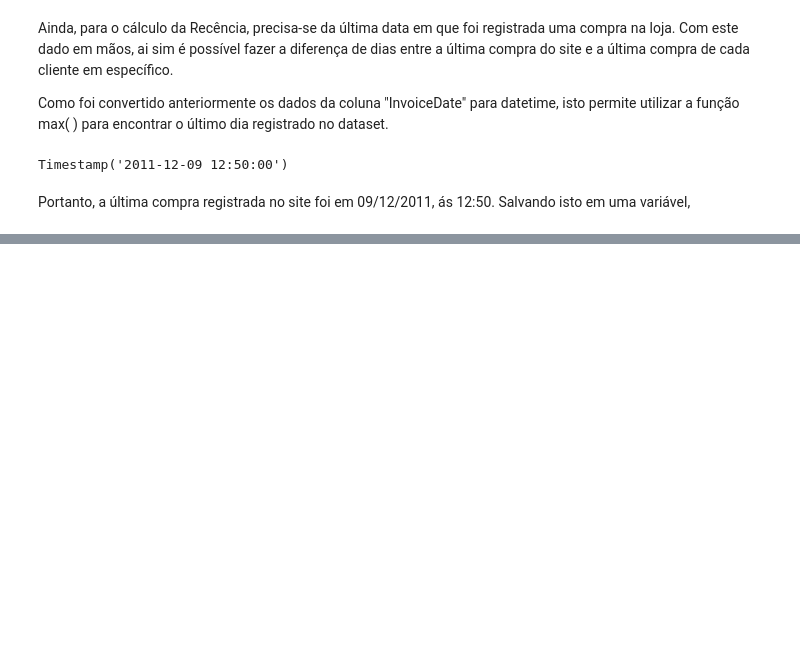
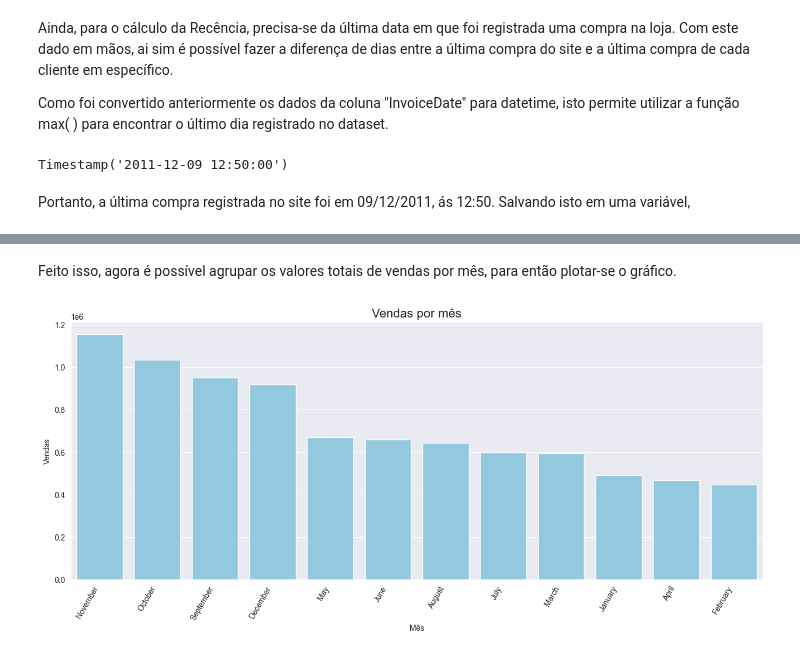
Before and after one commit to rfprates/analise_rfm_de_clientes, a Jupyter notebook: case_analise_rfm.ipynb, the cells around one changed output, grey strips where cells are left out. Cells and saved outputs as stored; diff of their text form; code cells hidden in the pictures; blank space fills up the shorter version.

```diff
--- a/case_analise_rfm.ipynb
+++ b/case_analise_rfm.ipynb
@@ -457,0 +528,22 @@ last_date = customer_df['InvoiceDate'].max()
+# %% [markdown]
+Feito isso, agora é possível agrupar os valores totais de vendas por mês, para então plotar-se o gráfico.
+# %%
+# ajustando o dataset
+data = customer_df.groupby(by = 'InvoiceMonth')['TotalSale'].agg('sum').sort_values(ascending = False).reset_index()
+
+# plotando o gráfico
+plt.figure(figsize = (16,6))
+sns.barplot(
+    data,
+    x = 'InvoiceMonth',
+    y = 'TotalSale',
+    errorbar = ('ci', False),
+    color = 'skyblue'
+)
+plt.xticks(rotation = 60, ha = 'right')
+plt.title('Vendas por mês', fontsize = 16)
+plt.xlabel('Mês')
+plt.ylabel('Vendas')
+plt.show()
+# %% [output]
+[figure, added]
```
Also changed, not shown: parts of 13 cells of this notebook.
